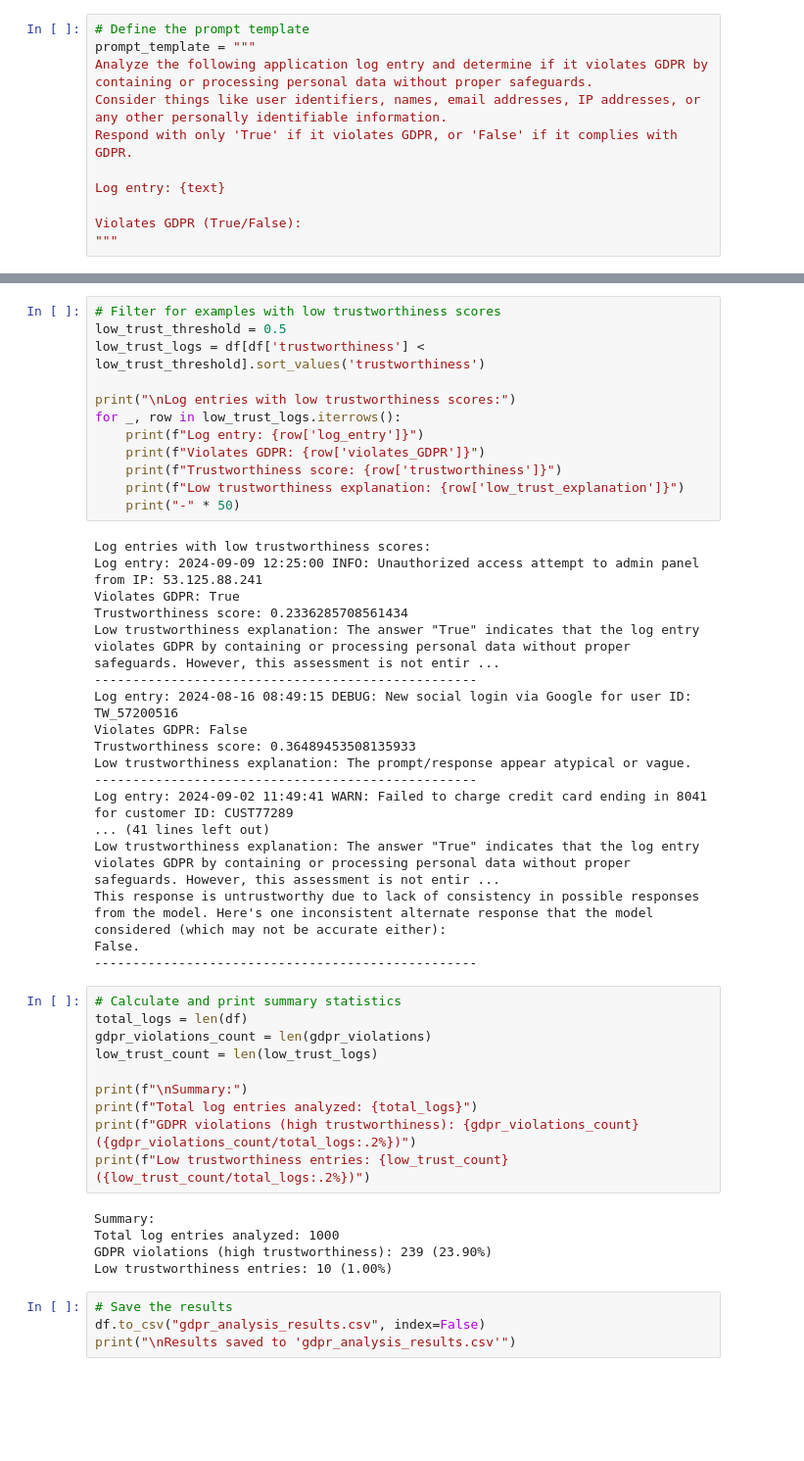
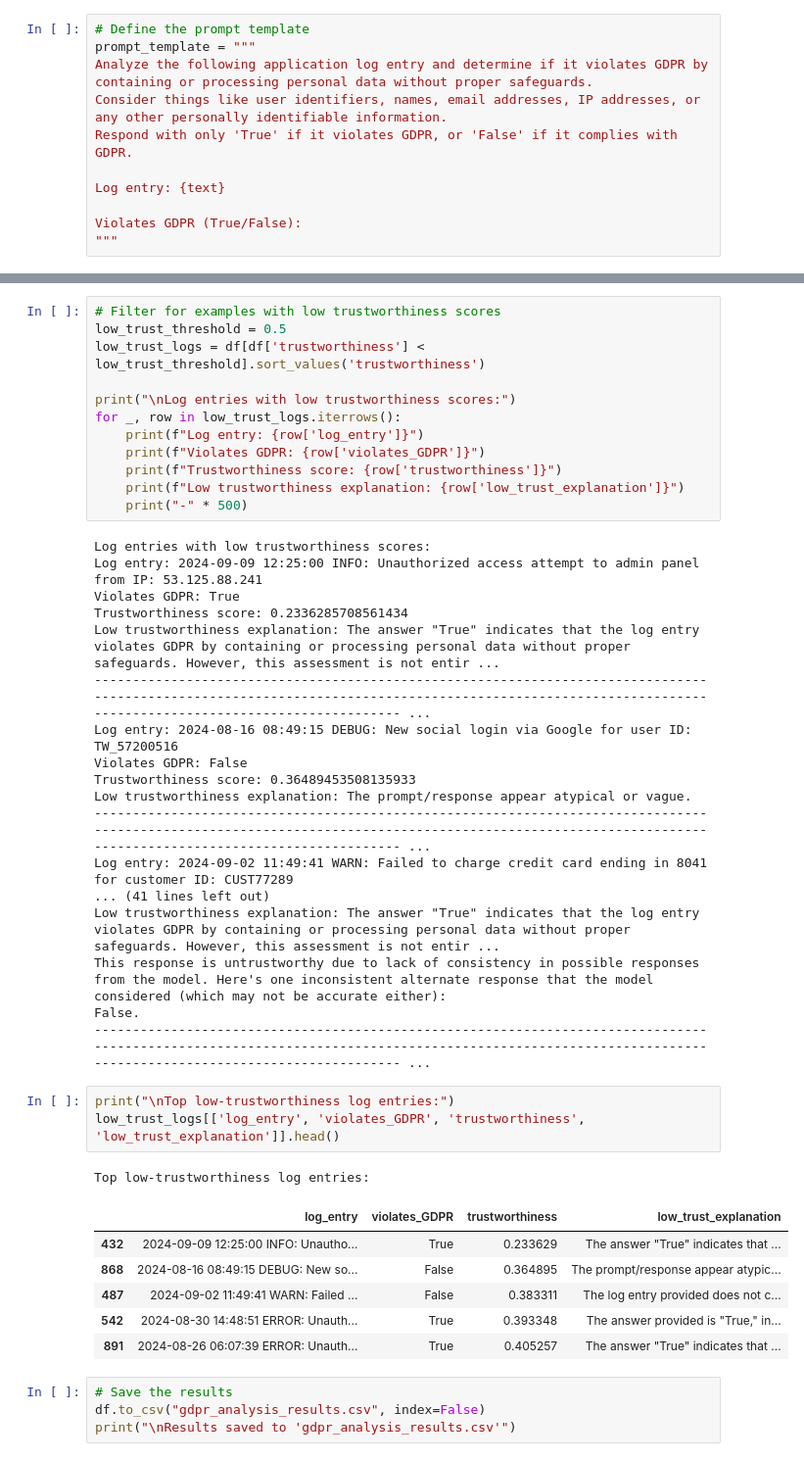
Before and after one commit to cleanlab/cleanlab-tools, a Jupyter notebook: gdpr_tlm_blog_post/gdpr_tlm_blog_post.ipynb, the cells around one changed output, grey strips where cells are left out. Shown at 98% size. Drawn from its saved outputs; the diff is of its cells as text; blank space fills up the shorter version.

Commit message:
Updated results file and made it easier to most trustworthy log entry examples

```diff
--- a/gdpr_tlm_blog_post/gdpr_tlm_blog_post.ipynb
+++ b/gdpr_tlm_blog_post/gdpr_tlm_blog_post.ipynb
@@ -94,40 +125,36 @@ for _, row in low_trust_logs.iterrows():
     print(f"Violates GDPR: {row['violates_GDPR']}")
     print(f"Trustworthiness score: {row['trustworthiness']}")
     print(f"Low trustworthiness explanation: {row['low_trust_explanation']}")
-    print("-" * 50)
+    print("-" * 500)
 # %% [output]
 Log entries with low trustworthiness scores:
 Log entry: 2024-09-09 12:25:00 INFO: Unauthorized access attempt to admin panel from IP: 53.125.88.241
 Violates GDPR: True
 Trustworthiness score: 0.2336285708561434
 Low trustworthiness explanation: The answer "True" indicates that the log entry violates GDPR by containing or processing personal data without proper safeguards. However, this assessment is not entir ...
---------------------------------------------------
+-------------------------------------------------------------------------------------------------------------------------------------------------------------------------------------------------------- ...
 Log entry: 2024-08-16 08:49:15 DEBUG: New social login via Google for user ID: TW_57200516
 Violates GDPR: False
 Trustworthiness score: 0.36489453508135933
 Low trustworthiness explanation: The prompt/response appear atypical or vague.
---------------------------------------------------
+-------------------------------------------------------------------------------------------------------------------------------------------------------------------------------------------------------- ...
 Log entry: 2024-09-02 11:49:41 WARN: Failed to charge credit card ending in 8041 for customer ID: CUST77289
 ... (41 lines left out)
 Low trustworthiness explanation: The answer "True" indicates that the log entry violates GDPR by containing or processing personal data without proper safeguards. However, this assessment is not entir ...
 This response is untrustworthy due to lack of consistency in possible responses from the model. Here's one inconsistent alternate response that the model considered (which may not be accurate either):
 False.
---------------------------------------------------
+-------------------------------------------------------------------------------------------------------------------------------------------------------------------------------------------------------- ...
-# %%
-# Calculate and print summary statistics
-total_logs = len(df)
-gdpr_violations_count = len(gdpr_violations)
-low_trust_count = len(low_trust_logs)
-
-print(f"\nSummary:")
-print(f"Total log entries analyzed: {total_logs}")
-print(f"GDPR violations (high trustworthiness): {gdpr_violations_count} ({gdpr_violations_count/total_logs:.2%})")
-print(f"Low trustworthiness entries: {low_trust_count} ({low_trust_count/total_logs:.2%})")
-# %% [output]
-Summary:
-Total log entries analyzed: 1000
-GDPR violations (high trustworthiness): 239 (23.90%)
-Low trustworthiness entries: 10 (1.00%)
+# %%
+print("\nTop low-trustworthiness log entries:")
+low_trust_logs[['log_entry', 'violates_GDPR', 'trustworthiness', 'low_trust_explanation']].head()
+# %% [output]
+Top low-trustworthiness log entries:
+|  | log_entry | violates_GDPR | trustworthiness | low_trust_explanation |
+| 432 | 2024-09-09 12:25:00 INFO: Unautho... | True | 0.233629 | The answer "True" indicates that ... |
+| 868 | 2024-08-16 08:49:15 DEBUG: New so... | False | 0.364895 | The prompt/response appear atypic... |
+| 487 | 2024-09-02 11:49:41 WARN: Failed ... | False | 0.383311 | The log entry provided does not c... |
+| 542 | 2024-08-30 14:48:51 ERROR: Unauth... | True | 0.393348 | The answer provided is "True," in... |
+| 891 | 2024-08-26 06:07:39 ERROR: Unauth... | True | 0.405257 | The answer "True" indicates that ... |
 # %%
 # Save the results
 df.to_csv("gdpr_analysis_results.csv", index=False)
```
Also changed, not shown: parts of 4 cells of this notebook.
